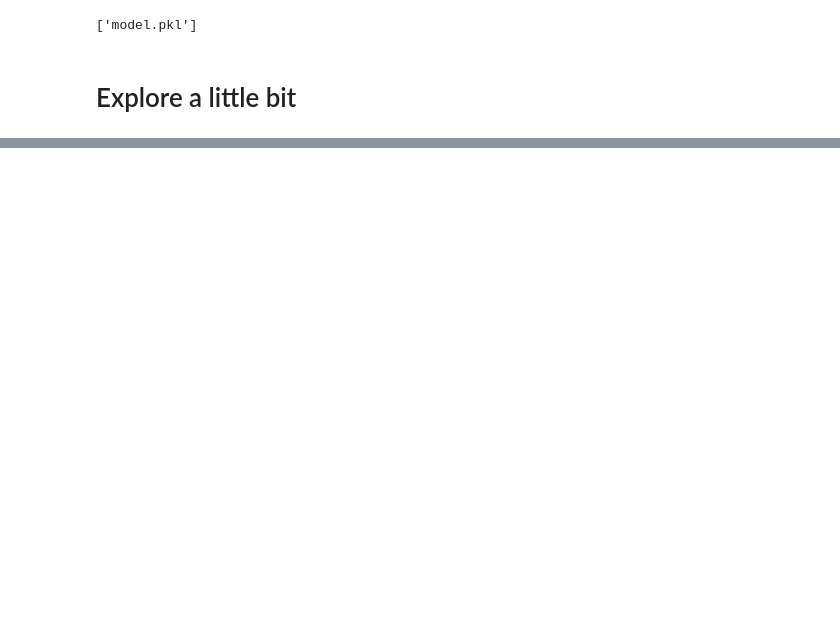
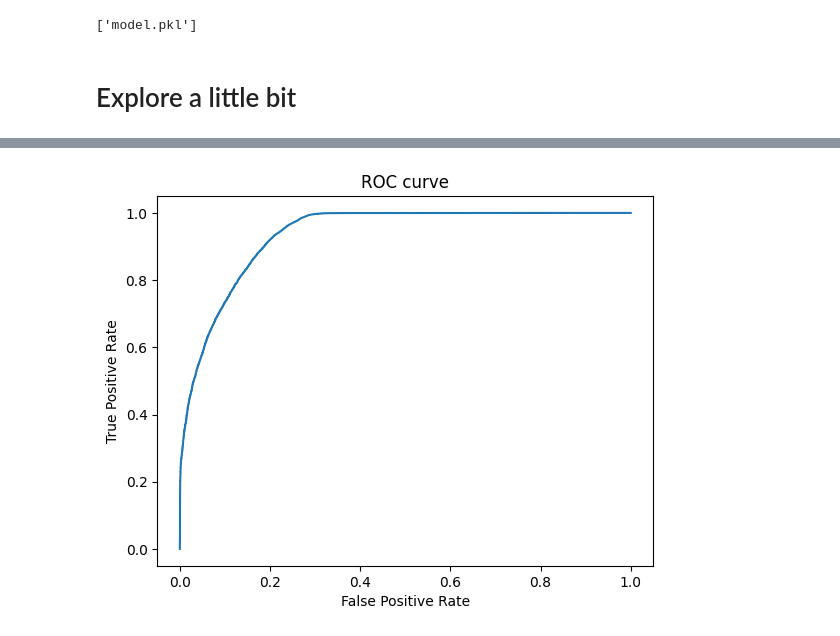
Before and after one commit to OneSunPiece/modelos-riesgo-credito, a Jupyter notebook: model/main.ipynb, the cells around one changed output, grey strips where cells are left out. Cells and saved outputs as stored; diff of their text form; code cells hidden in the pictures; blank space fills up the shorter version.

Commit message:
This beatiful model is so ready to prod

```diff
--- a/model/main.ipynb
+++ b/model/main.ipynb
@@ -55,10 +48,20 @@ pipeline = get_pipeline()
 
 # Preprocess the data
 preproccesed_df = pipeline.fit_transform(df)
+# %%
+columns_to_drop = [
+    'loan_status',
+    'inq_last_6mths',
+       'mths_since_last_delinq', 'mths_since_last_record', 'open_acc',
+       'pub_rec', 'revol_bal', 'initial_list_status', 'out_prncp_inv',
+       'total_pymnt', 'total_pymnt_inv', 'last_pymnt_amnt',
+       'mths_since_last_major_derog', 'application_type', 'annual_inc_joint',
+       'dti_joint', 'verification_status_joint', 'tot_coll_amt', 'open_acc_6m',
+       'open_il_6m', 'open_il_12m', 'open_il_24m', 'mths_since_rcnt_il',
+       'total_bal_il', 'il_util', 'open_rv_12m', 'open_rv_24m', 'max_bal_bc',
+       'all_util', 'inq_fi', 'total_cu_tl', 'inq_last_12m'
+       ]
 # %%
 # Dividir los datos en variables predictoras (X) y la variable objetivo (y)
-X = preproccesed_df.drop(columns=['funded_amnt', 'acc_now_delinq', 'total_rec_int', 'loan_status','collection_recovery_fee',
-       'revol_util', 'out_prncp', 'policy_code', 'collections_12_mths_ex_med',
-       'recoveries', 'total_rev_hi_lim', 'tot_cur_bal', 'total_rec_late_fee',
-       'total_acc', 'total_rec_prncp'])
+X = preproccesed_df.drop(columns= columns_to_drop)
 y = preproccesed_df['loan_status'].astype(int)
@@ -168,0 +248,9 @@ array([[0.99998355]], dtype=float32)
+# %%
+# curve
+fpr, tpr, thresholds = roc_curve(y_test, model.predict(X_test_preprocessed))
+plt.plot(fpr, tpr)
+plt.xlabel('False Positive Rate')
+plt.ylabel('True Positive Rate')
+plt.title('ROC curve')
+plt.show()
+# %% [output]
@@ -168,0 +258 @@ array([[0.99998355]], dtype=float32)
+[figure, added]
```
Also changed, not shown: parts of 18 cells of this notebook, 4 other files.
